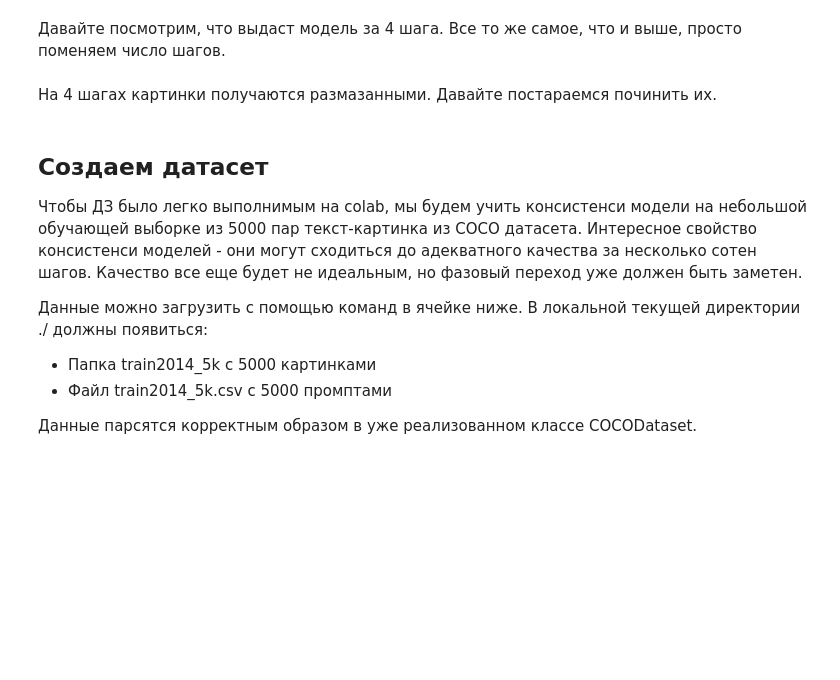
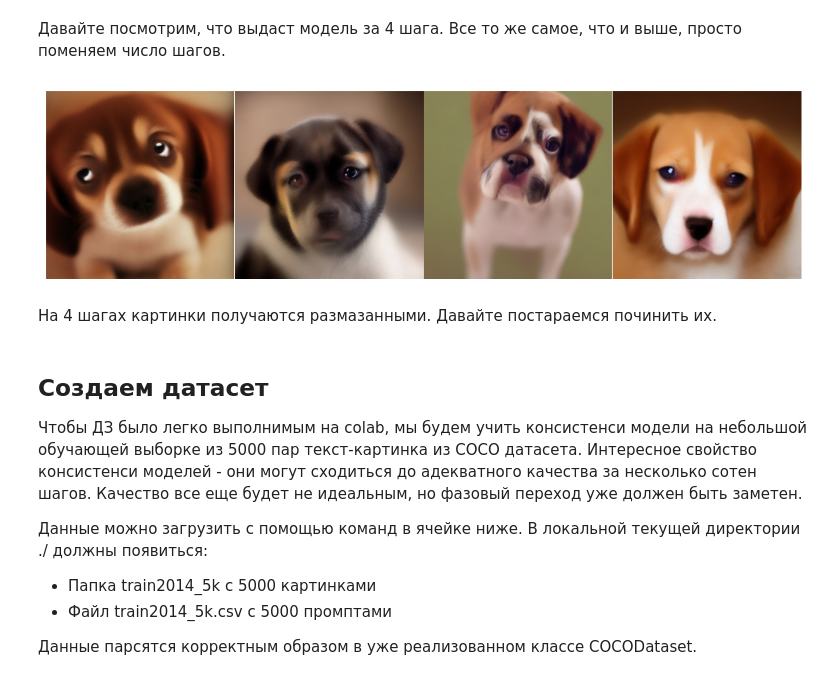
Before and after one commit to br0fire/Diffusion2024, a Jupyter notebook: CV_week_итоговое_задание_consistency_models_empty.ipynb, the cells around one changed output. Drawn from its saved outputs; the diff is of its cells as text; code cells hidden in the pictures; blank space fills up the shorter version.

```diff
--- a/CV_week_итоговое_задание_consistency_models_empty.ipynb
+++ b/CV_week_итоговое_задание_consistency_models_empty.ipynb
@@ -267,9 +270,11 @@ visualize_images(images)
 # %%
 generator = torch.Generator('cuda').manual_seed(1)
 
-images = <YOUR CODE HERE>
+images = pipe([prompt], generator=generator, num_inference_steps=4, guidance_scale=guidance_scale, num_images_per_prompt=4).images
 
 visualize_images(images)
+# %% [output]
+[figure, added]
 # %% [markdown]
 На 4 шагах картинки получаются размазанными. Давайте постараемся починить их.
 # %% [markdown]
```
Also changed, not shown: parts of 6 cells of this notebook.
